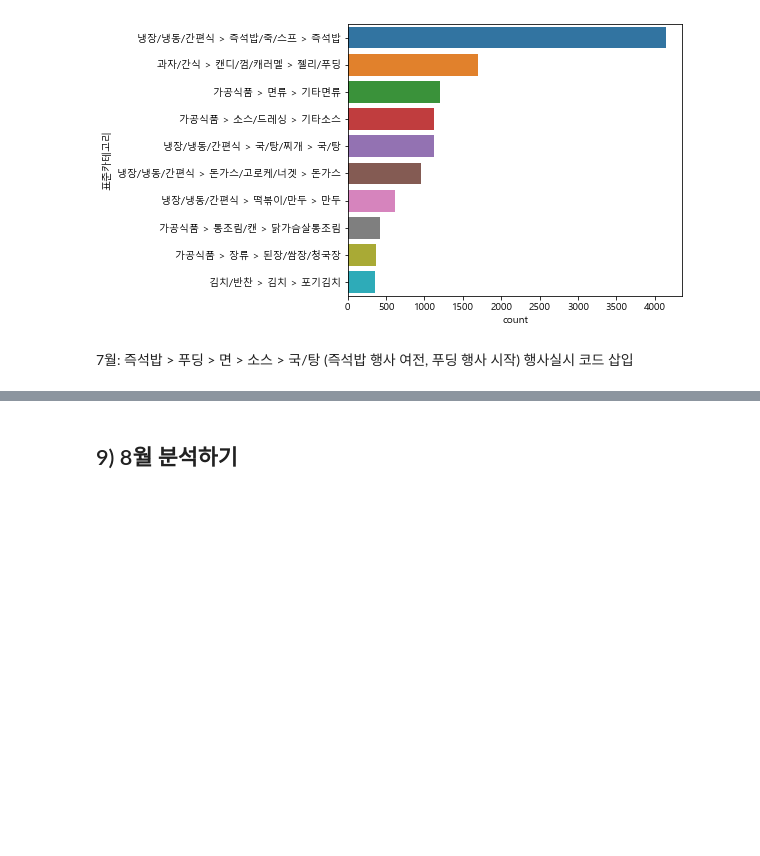
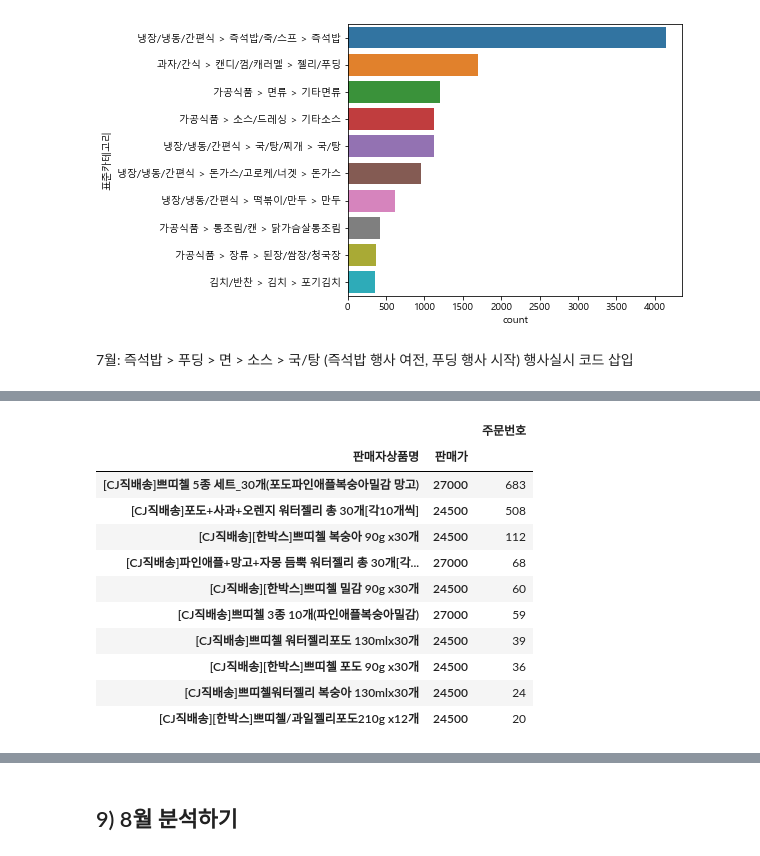
Before and after one commit to habbang8838/BDAA_treasure_in_data, a Jupyter notebook: 데이터_속_보물찾기_팀_요약(박지수).ipynb, the cells around one changed output, grey strips where cells are left out. Saved outputs shown, nothing was run; the diff lists cells and outputs as text; code cells hidden in the pictures; blank space fills up the shorter version.

```diff
--- a/데이터_속_보물찾기_팀_요약(박지수).ipynb
+++ b/데이터_속_보물찾기_팀_요약(박지수).ipynb
@@ -803,0 +786,17 @@ sns.countplot(y='표준카테고리', data=df_7, order=[df_7['표준카테고리
+# %%
+# 7월의 젤리/푸딩 주문 파악
+
+df_7[df_7['표준카테고리'] == '과자/간식 > 캔디/껌/캐러멜 > 젤리/푸딩'].groupby(['판매자상품명', '판매가'])[['주문번호']].count().sort_values(by='주문번호', ascending=False).head(10)
+# %% [output]
+|  |  | 주문번호 |
+| 판매자상품명 | 판매가 |  |
+| [CJ직배송]쁘띠첼 5종 세트_30개(포도파인애플복숭아밀감 망고) | 27000 | 683 |
+| [CJ직배송]포도+사과+오렌지 워터젤리 총 30개[각10개씩] | 24500 | 508 |
+| [CJ직배송][한박스]쁘띠첼 복숭아 90g x30개 | 24500 | 112 |
+| [CJ직배송]파인애플+망고+자몽 듬뿍 워터젤리 총 30개[각... | 27000 | 68 |
+| [CJ직배송][한박스]쁘띠첼 밀감 90g x30개 | 24500 | 60 |
+| [CJ직배송]쁘띠첼 3종 10개(파인애플복숭아밀감) | 27000 | 59 |
+| [CJ직배송]쁘띠첼 워터젤리포도 130mlx30개 | 24500 | 39 |
+| [CJ직배송][한박스]쁘띠첼 포도 90g x30개 | 24500 | 36 |
+| [CJ직배송]쁘띠첼워터젤리 복숭아 130mlx30개 | 24500 | 24 |
+| [CJ직배송][한박스]쁘띠첼/과일젤리포도210g x12개 | 24500 | 20 |
```
Also changed, not shown: parts of 178 cells of this notebook.
